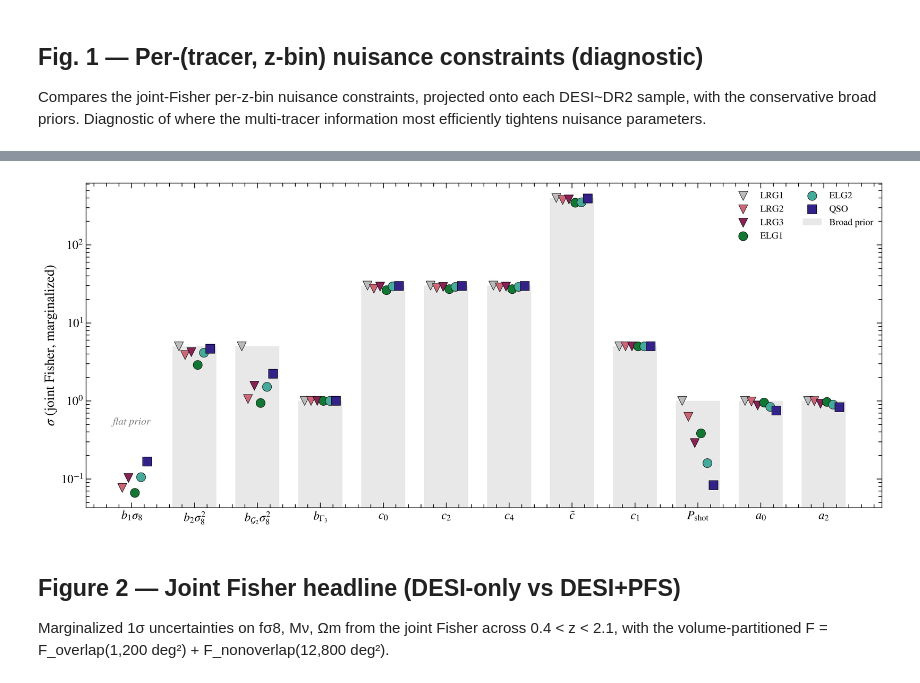
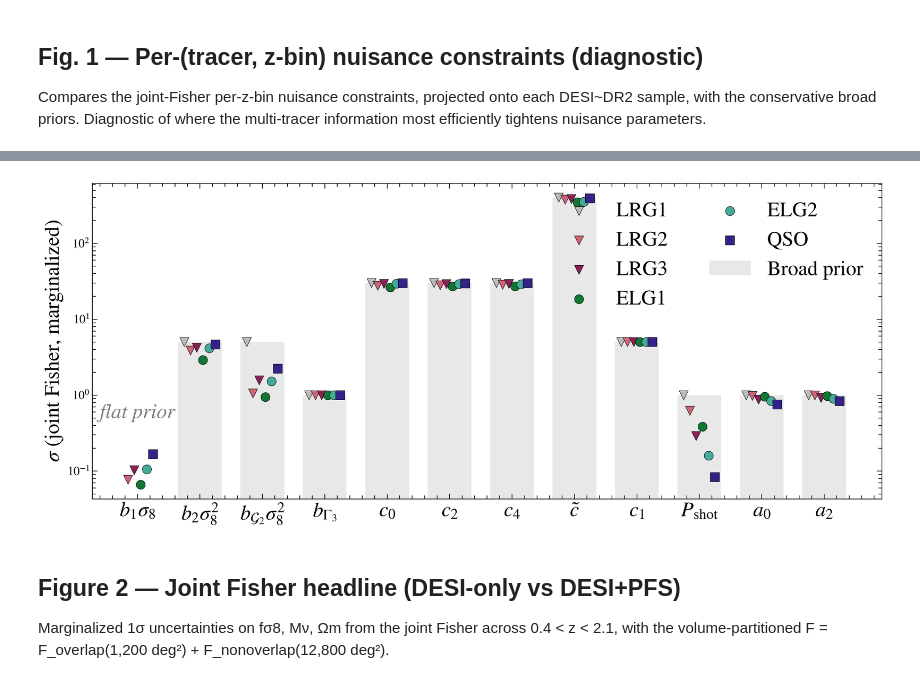
Before and after one commit to MinhMPA/PFSxDESI-multi-fish, a Jupyter notebook: notebooks/figures.ipynb, the cells around one changed output, grey strips where cells are left out. Saved outputs shown, nothing was run; the diff lists cells and outputs as text; code cells hidden in the pictures.

```diff
--- a/notebooks/figures.ipynb
+++ b/notebooks/figures.ipynb
@@ -241,38 +241,38 @@ sample_colors = {
 }
 sample_markers = {'LRG1': 'v', 'LRG2': 'v', 'LRG3': 'v',
                   'ELG1': 'o', 'ELG2': 'o', 'QSO': 's'}
 samples_in_order = list(FIG1_SAMPLE_CAL.keys())
 n_samples = len(samples_in_order)
 
 fig, ax = plt.subplots(figsize=(14, 6))
 # Broad-prior bars
 broad_vals = [FIG1_BP[n] if FIG1_BP[n] is not None else np.nan for n in params_to_show]
 ax.bar(x, broad_vals, width=0.7, color='lightgray', alpha=0.5, label='Broad prior')
 # Annotate b1_sigma8 column: it has a flat (improper) prior so no bar
 # is drawn there — flag it for the reader.
 b1_idx = params_to_show.index('b1_sigma8')
-ax.annotate('flat prior', xy=(b1_idx, 0.5), fontsize=12, ha='center',
+ax.annotate('flat prior', xy=(b1_idx, 0.5), fontsize=24, ha='center',
             color='gray', style='italic')
 # Per-sample markers with horizontal offset
 for isamp, sample_name in enumerate(samples_in_order):
     avg = FIG1_SAMPLE_CAL[sample_name]
     yvals = [avg.get(n, np.nan) for n in params_to_show]
     offset = (isamp - n_samples / 2 + 0.5) * 0.10
     ax.scatter(x + offset, yvals,
                marker=sample_markers[sample_name],
                s=110, color=sample_colors[sample_name],
                edgecolor='k', linewidth=0.5,
                label=sample_name, zorder=3)
 ax.set_xticks(x)
-ax.set_xticklabels([plabels[p] for p in params_to_show])
-ax.set_ylabel(r'$\sigma$ (joint Fisher, marginalized)')
+ax.set_xticklabels([plabels[p] for p in params_to_show], fontsize=24)
+ax.set_ylabel(r'$\sigma$ (joint Fisher, marginalized)', fontsize=24)
 ax.set_yscale('log')
-ax.legend(frameon=False, ncol=2, loc='upper right', fontsize=11)
+ax.legend(frameon=False, ncol=2, loc='upper right', fontsize=24)
 fig.tight_layout()
 fig.savefig('paper/figs/calibrated_vs_broad.png', dpi=200, bbox_inches='tight')
 plt.show()
 # %% [output]
-[figure, old version]
+[figure, new version]
 # %% [markdown]
 ## Figure 2 — Joint Fisher headline (DESI-only vs DESI+PFS)
 
```
Also changed, not shown: parts of 4 cells of this notebook.
